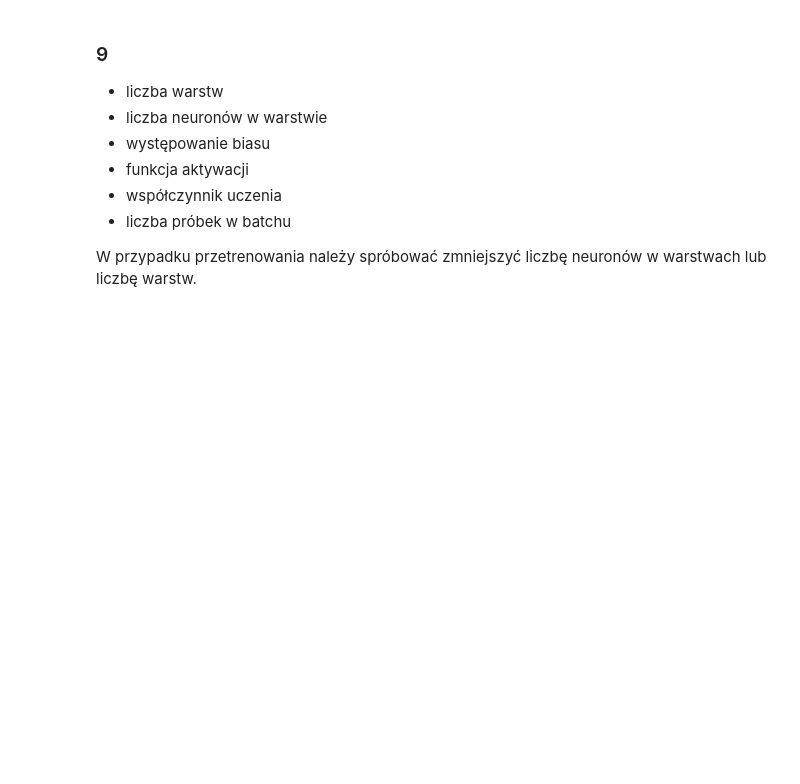
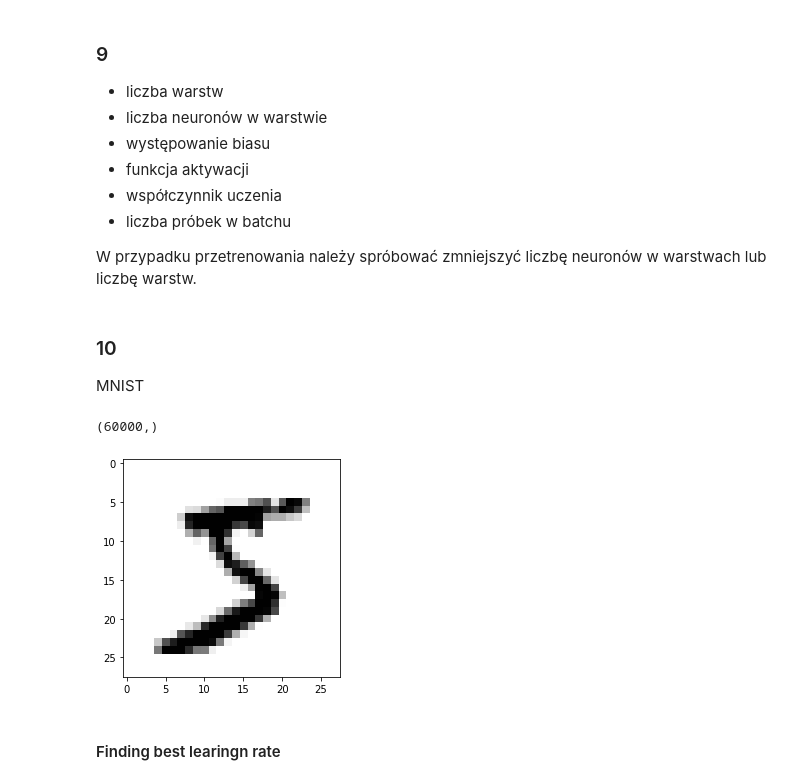
Before and after one commit to WilyLynx/handson-ml2, a Jupyter notebook: my_solutions/Chapter_10.ipynb, the cells around one changed output. Cells and saved outputs as stored; diff of their text form; code cells hidden in the pictures; blank space fills up the shorter version.

Commit message:
Add C10 task 10. MNIST

```diff
--- a/my_solutions/Chapter_10.ipynb
+++ b/my_solutions/Chapter_10.ipynb
@@ -76,3 +76,6 @@ Odwrotne różniczkowanie automatyczne - algorytm automatycznie obliczający gra
 - liczba próbek w batchu
 
 W przypadku przetrenowania należy spróbować zmniejszyć liczbę neuronów w warstwach lub liczbę warstw.
+# %% [markdown]
+### 10
+MNIST
@@ -78,0 +96,7 @@ W przypadku przetrenowania należy spróbować zmniejszyć liczbę neuronów w w
+# %%
+(X_train_full, y_train_full), (X_test, y_test) = mnist.load_data()
+plt.imshow(X_train_full[0], cmap='binary')
+y_train_full.shape
+# %% [output]
+(60000,)
+[figure, added]
@@ -78,0 +120,2 @@ W przypadku przetrenowania należy spróbować zmniejszyć liczbę neuronów w w
+# %% [markdown]
+#### Finding best learingn rate
```
Also changed, not shown: parts of 11 cells of this notebook, 1 other file.
